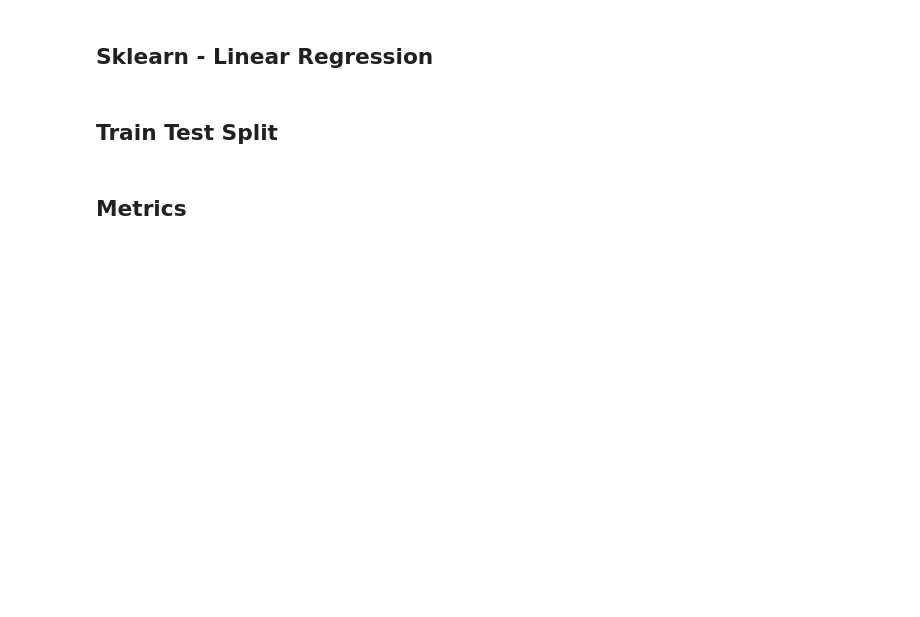
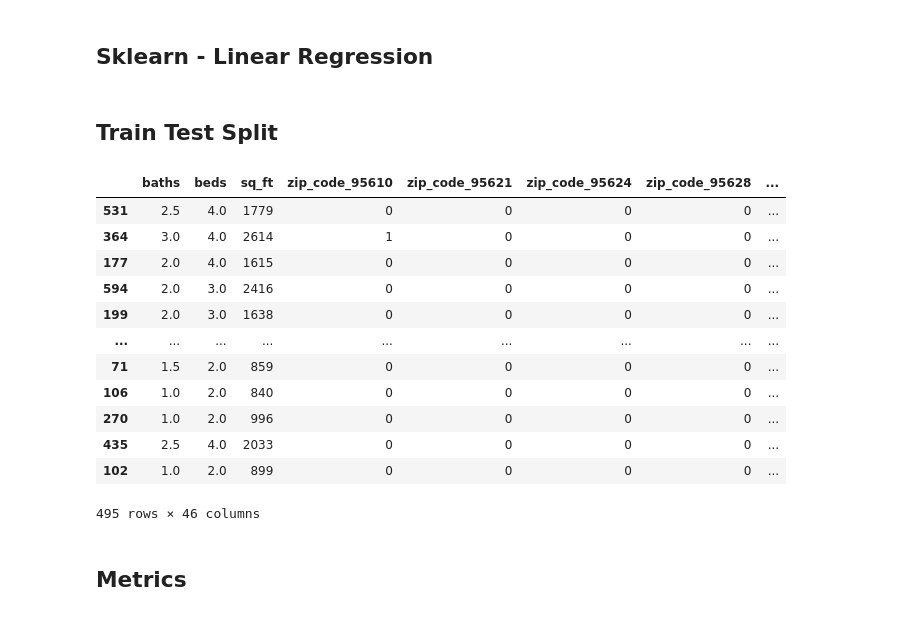
Before and after one commit to ajgallard/sacramento_housing, a Jupyter notebook: Sacramento Housing - Analysis.ipynb, the cells around one changed output. Saved outputs shown, nothing was run; the diff lists cells and outputs as text; code cells hidden in the pictures; blank space fills up the shorter version.

```diff
--- a/Sacramento Housing - Analysis.ipynb
+++ b/Sacramento Housing - Analysis.ipynb
@@ -166,6 +146,22 @@ y = df_dum['price']
 X_train, X_test, y_train, y_test = train_test_split(X, y, test_size=0.2, random_state=42)
 # %%
 lr_model = lr.fit(X_train,y_train)
+# %%
+X_train
+# %% [output]
+|  | baths | beds | sq_ft | zip_code_95610 | zip_code_95621 | zip_code_95624 | zip_code_95628 | ... |
+| 531 | 2.5 | 4.0 | 1779 | 0 | 0 | 0 | 0 | ... |
+| 364 | 3.0 | 4.0 | 2614 | 1 | 0 | 0 | 0 | ... |
+| 177 | 2.0 | 4.0 | 1615 | 0 | 0 | 0 | 0 | ... |
+| 594 | 2.0 | 3.0 | 2416 | 0 | 0 | 0 | 0 | ... |
+| 199 | 2.0 | 3.0 | 1638 | 0 | 0 | 0 | 0 | ... |
+| ... | ... | ... | ... | ... | ... | ... | ... | ... |
+| 71 | 1.5 | 2.0 | 859 | 0 | 0 | 0 | 0 | ... |
+| 106 | 1.0 | 2.0 | 840 | 0 | 0 | 0 | 0 | ... |
+| 270 | 1.0 | 2.0 | 996 | 0 | 0 | 0 | 0 | ... |
+| 435 | 2.5 | 4.0 | 2033 | 0 | 0 | 0 | 0 | ... |
+| 102 | 1.0 | 2.0 | 899 | 0 | 0 | 0 | 0 | ... |
+495 rows × 46 columns
 # %% [markdown]
 ## Metrics
 # %%
```
Also changed, not shown: parts of 18 cells of this notebook, 20 other files.
